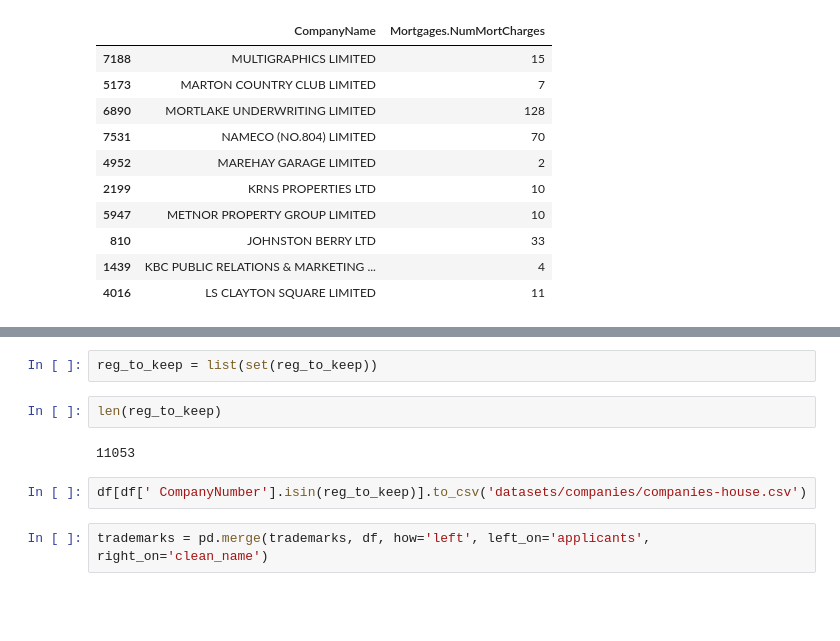
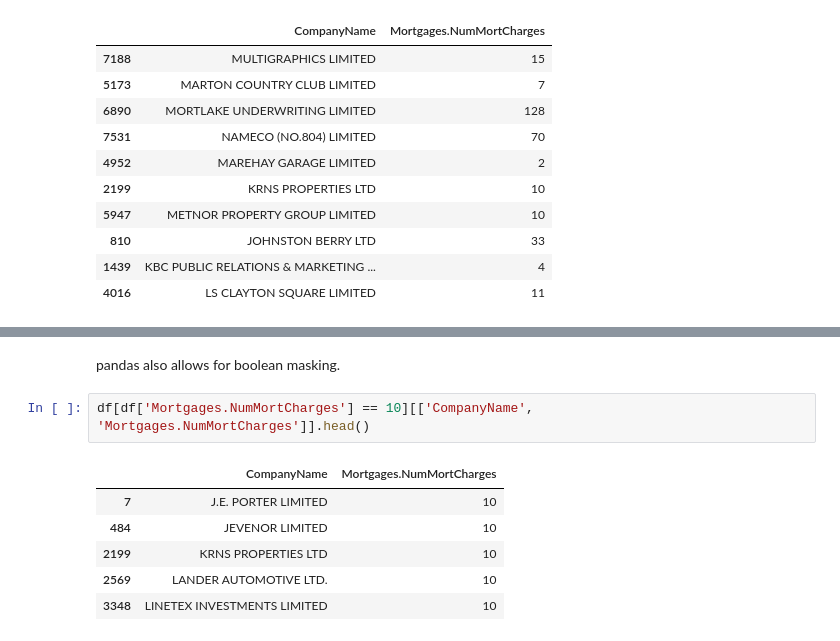
Before and after one commit to JasnaJejcic/training, a Jupyter notebook: s2ds_python/exploratory.ipynb, the cells around one changed output, grey strips where cells are left out. Saved outputs shown, nothing was run; the diff lists cells and outputs as text; blank space fills up the shorter version.

```diff
--- a/s2ds_python/exploratory.ipynb
+++ b/s2ds_python/exploratory.ipynb
@@ -562,10 +478,11 @@ reg_to_keep.extend(df.ix[random.sample(df.index, 10000)][' CompanyNumber'].tolis
-# %%
-reg_to_keep = list(set(reg_to_keep))
-# %%
-len(reg_to_keep)
-# %% [output]
-11053
-# %%
-df[df[' CompanyNumber'].isin(reg_to_keep)].to_csv('datasets/companies/companies-house.csv')
-# %%
-trademarks = pd.merge(trademarks, df, how='left', left_on='applicants', right_on='clean_name')
+# %% [markdown]
+pandas also allows for boolean masking.
+# %%
+df[df['Mortgages.NumMortCharges'] == 10][['CompanyName', 'Mortgages.NumMortCharges']].head()
+# %% [output]
+|  | CompanyName | Mortgages.NumMortCharges |
+| 7 | J.E. PORTER LIMITED | 10 |
+| 484 | JEVENOR LIMITED | 10 |
+| 2199 | KRNS PROPERTIES LTD | 10 |
+| 2569 | LANDER AUTOMOTIVE LTD. | 10 |
+| 3348 | LINETEX INVESTMENTS LIMITED | 10 |
```
Also changed, not shown: parts of 56 cells of this notebook.
